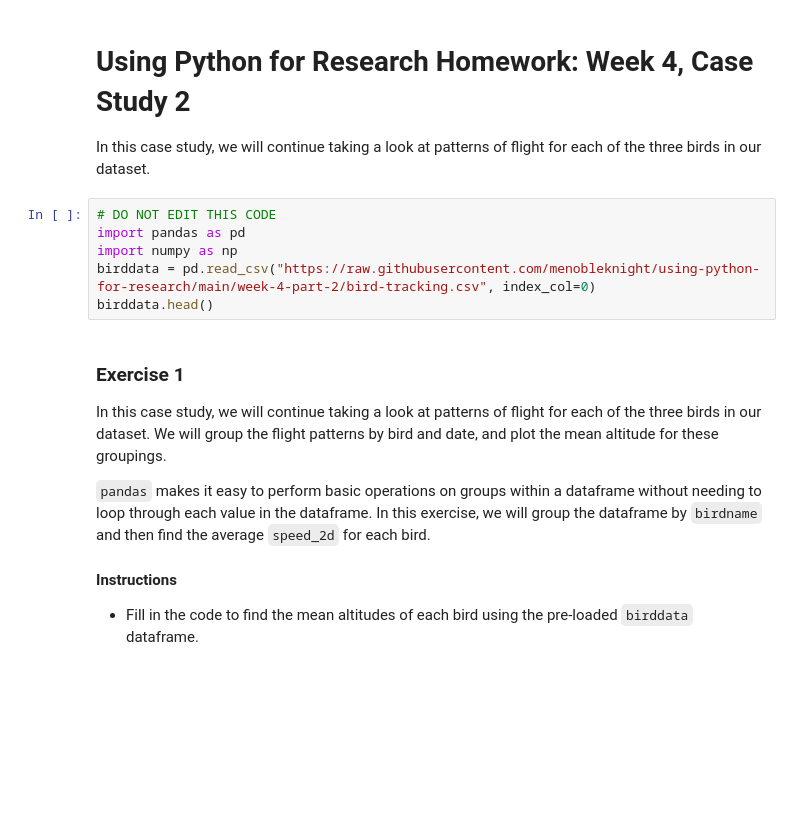
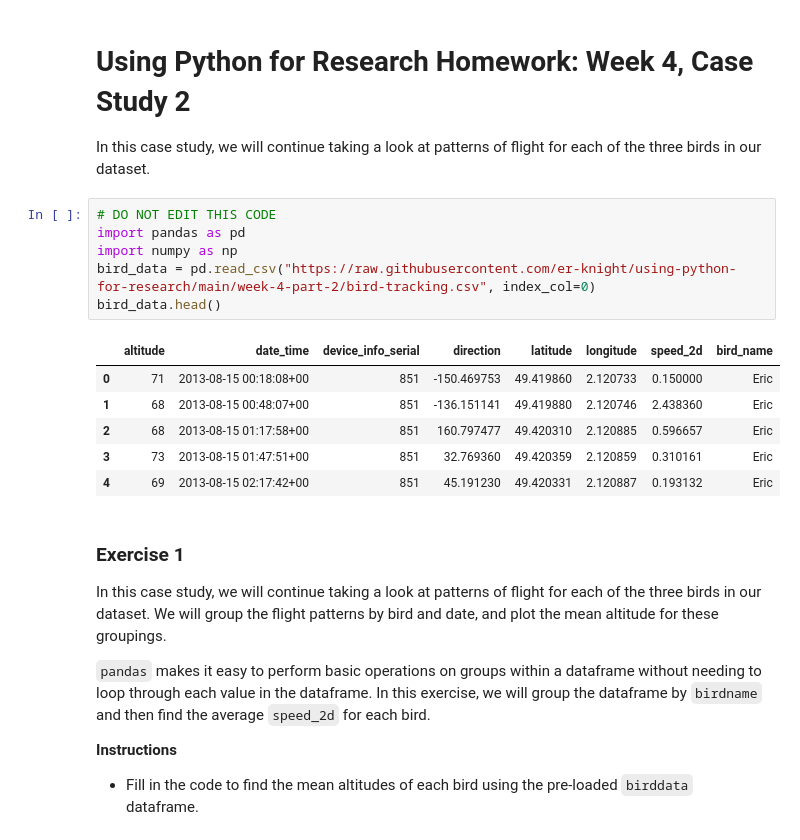
Before and after one commit to menobleknight/using-python-for-research, a Jupyter notebook: week-4-part-2/week-4-part-2-homework.ipynb, the cells around one changed output. Drawn from its saved outputs; the diff is of its cells as text; blank space fills up the shorter version.

```diff
--- a/week-4-part-2/week-4-part-2-homework.ipynb
+++ b/week-4-part-2/week-4-part-2-homework.ipynb
@@ -3,21 +3,28 @@
 # %% [markdown]
-# Using Python for Research Homework: Week 4, Case Study 2
+# **Using Python for Research Homework: Week 4, Case Study 2**
 
 In this case study, we will continue taking a look at patterns of flight for each of the three birds in our dataset.
 # %%
 # DO NOT EDIT THIS CODE
 import pandas as pd
 import numpy as np
-birddata = pd.read_csv("https://raw.githubusercontent.com/menobleknight/using-python-for-research/main/week-4-part-2/bird-tracking.csv", index_col=0)
-birddata.head()
+bird_data = pd.read_csv("https://raw.githubusercontent.com/er-knight/using-python-for-research/main/week-4-part-2/bird-tracking.csv", index_col=0)
+bird_data.head()
+# %% [output]
+|  | altitude | date_time | device_info_serial | direction | latitude | longitude | speed_2d | bird_name |
+| 0 | 71 | 2013-08-15 00:18:08+00 | 851 | -150.469753 | 49.419860 | 2.120733 | 0.150000 | Eric |
+| 1 | 68 | 2013-08-15 00:48:07+00 | 851 | -136.151141 | 49.419880 | 2.120746 | 2.438360 | Eric |
+| 2 | 68 | 2013-08-15 01:17:58+00 | 851 | 160.797477 | 49.420310 | 2.120885 | 0.596657 | Eric |
+| 3 | 73 | 2013-08-15 01:47:51+00 | 851 | 32.769360 | 49.420359 | 2.120859 | 0.310161 | Eric |
+| 4 | 69 | 2013-08-15 02:17:42+00 | 851 | 45.191230 | 49.420331 | 2.120887 | 0.193132 | Eric |
 # %% [markdown]
-### Exercise 1
+### **Exercise 1**
 
 In this case study, we will continue taking a look at patterns of flight for each of the three birds in our dataset. We will group the flight patterns by bird and date, and plot the mean altitude for these groupings.
 
 `pandas` makes it easy to perform basic operations on groups within a dataframe without needing to loop through each value in the dataframe. In this exercise, we will group the dataframe by `birdname` and then find the average `speed_2d` for each bird.
 
-#### Instructions
+**Instructions**
 - Fill in the code to find the mean altitudes of each bird using the pre-loaded `birddata` dataframe.
 # %%
 # First, use `groupby()` to group the data by "bird_name".
```
Also changed, not shown: parts of 12 cells of this notebook.
